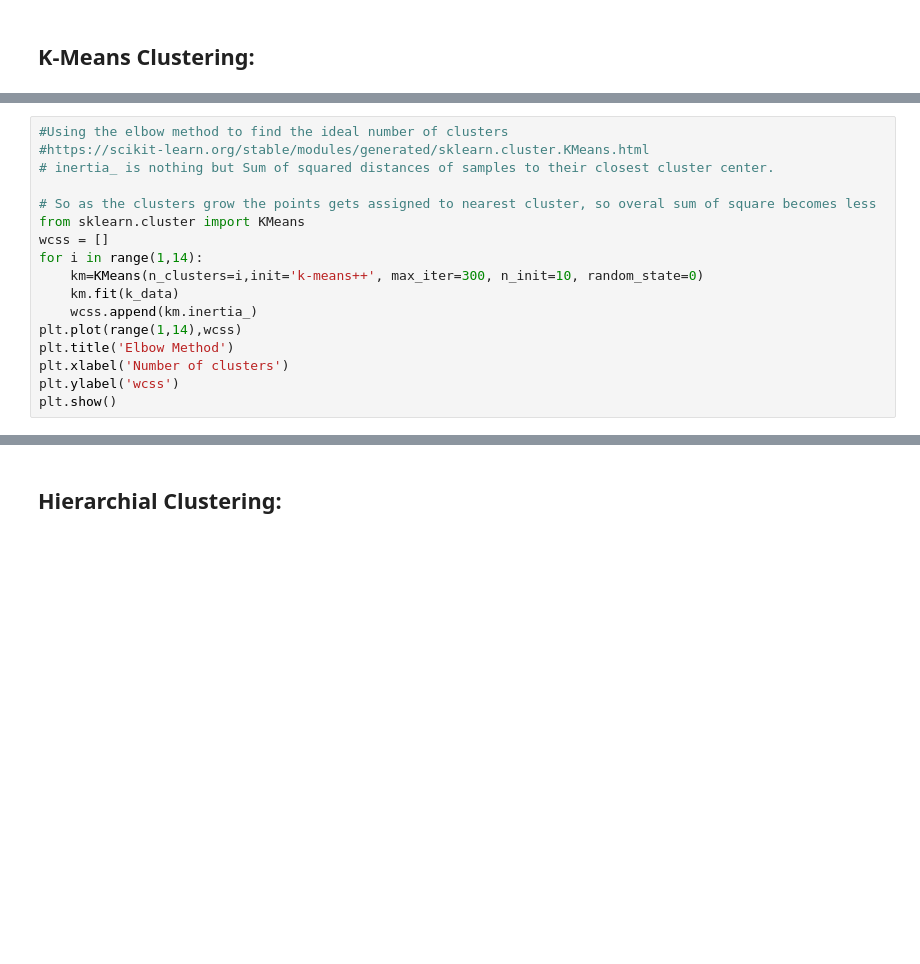
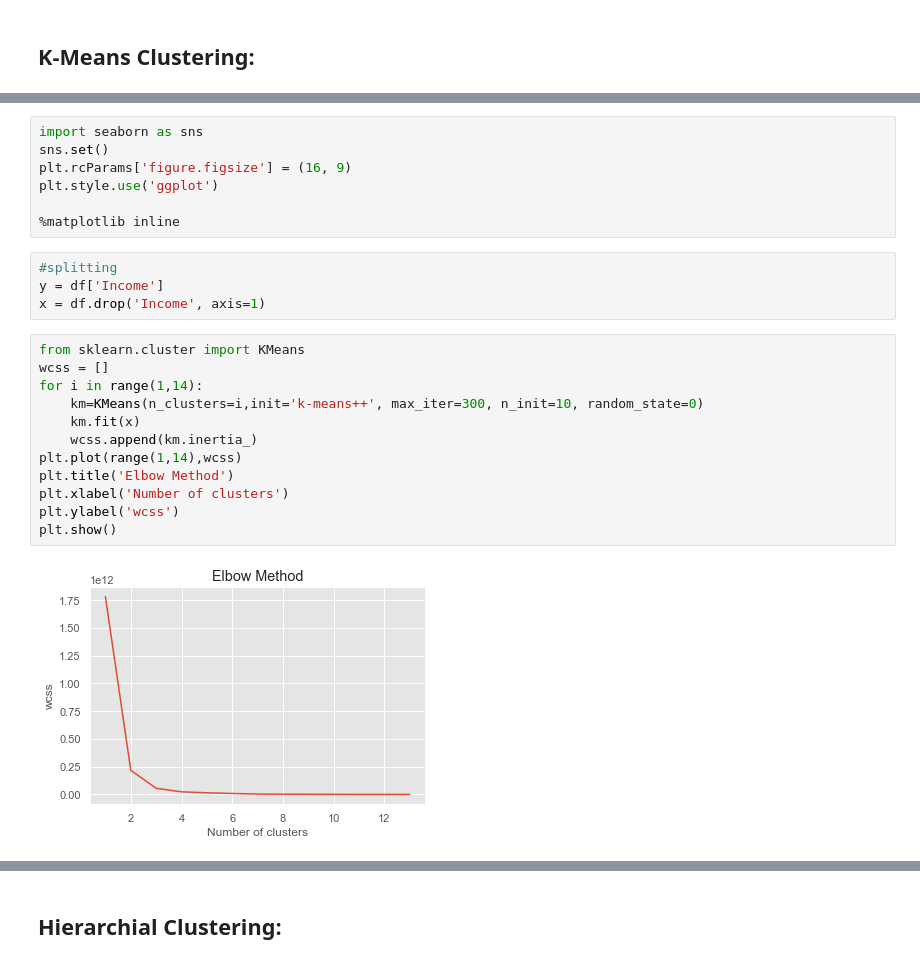
Before and after one commit to Aaronportal465/HowToGetRich, a Jupyter notebook: Project Take 1.ipynb, the cells around one changed output, grey strips where cells are left out. Saved outputs shown, nothing was run; the diff lists cells and outputs as text; blank space fills up the shorter version.

Commit message:
KMeans and Hierarchical Code
didnt run hierarchical bc it takes forever

```diff
--- a/Project Take 1.ipynb
+++ b/Project Take 1.ipynb
@@ -1304,17 +948,0 @@ df_plot
-# %%
-#Using the elbow method to find the ideal number of clusters
-#https://scikit-learn.org/stable/modules/generated/sklearn.cluster.KMeans.html
-# inertia_ is nothing but Sum of squared distances of samples to their closest cluster center.
-
-# So as the clusters grow the points gets assigned to nearest cluster, so overal sum of square becomes less
-from sklearn.cluster import KMeans
-wcss = []
-for i in range(1,14):
-    km=KMeans(n_clusters=i,init='k-means++', max_iter=300, n_init=10, random_state=0)
-    km.fit(k_data)
-    wcss.append(km.inertia_)
-plt.plot(range(1,14),wcss)
-plt.title('Elbow Method')
-plt.xlabel('Number of clusters')
-plt.ylabel('wcss')
-plt.show()
@@ -1452,0 +1038,25 @@ plt.show()
+# %%
+import seaborn as sns
+sns.set()
+plt.rcParams['figure.figsize'] = (16, 9)
+plt.style.use('ggplot')
+
+%matplotlib inline
+# %%
+#splitting
+y = df['Income']
+x = df.drop('Income', axis=1)
+# %%
+from sklearn.cluster import KMeans
+wcss = []
+for i in range(1,14):
+    km=KMeans(n_clusters=i,init='k-means++', max_iter=300, n_init=10, random_state=0)
+    km.fit(x)
+    wcss.append(km.inertia_)
+plt.plot(range(1,14),wcss)
+plt.title('Elbow Method')
+plt.xlabel('Number of clusters')
+plt.ylabel('wcss')
+plt.show()
+# %% [output]
+[figure, added]
```
Also changed, not shown: parts of 107 cells of this notebook.
